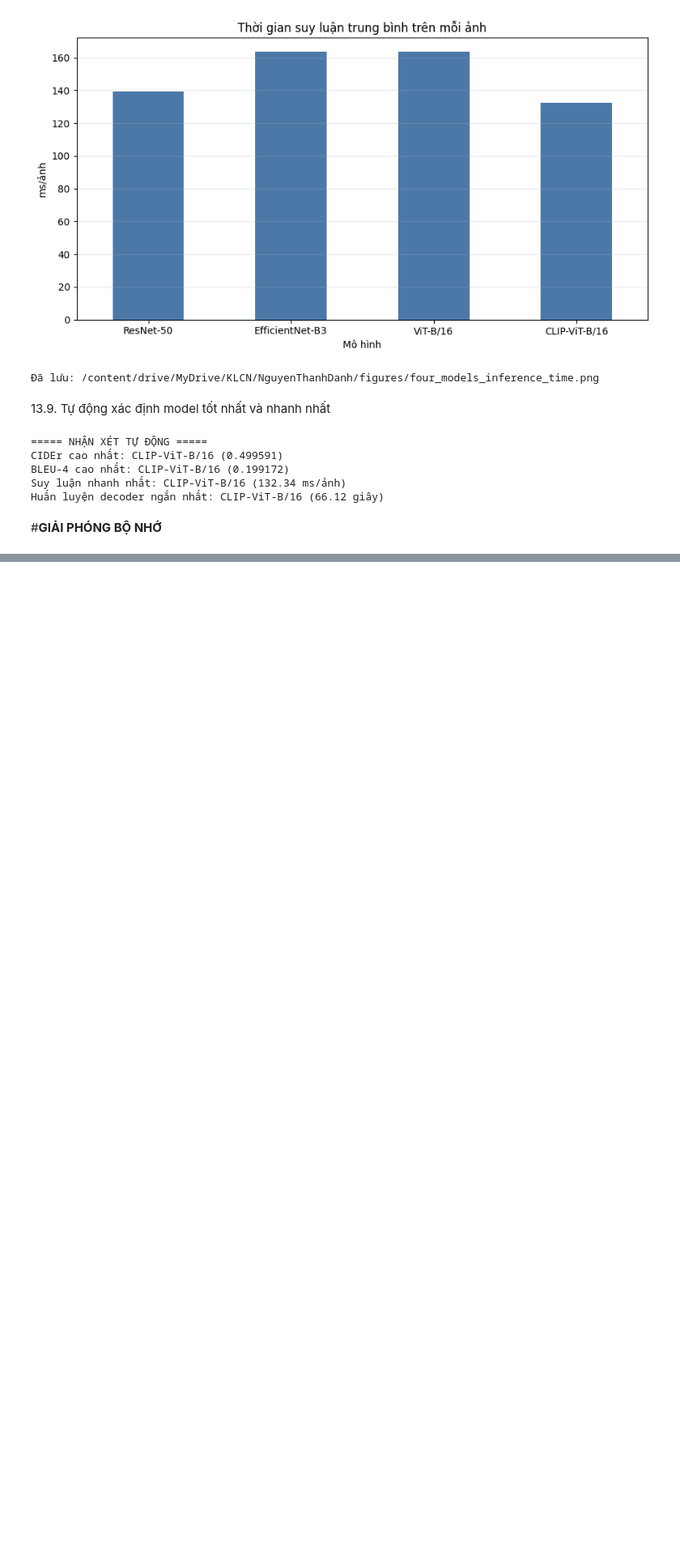
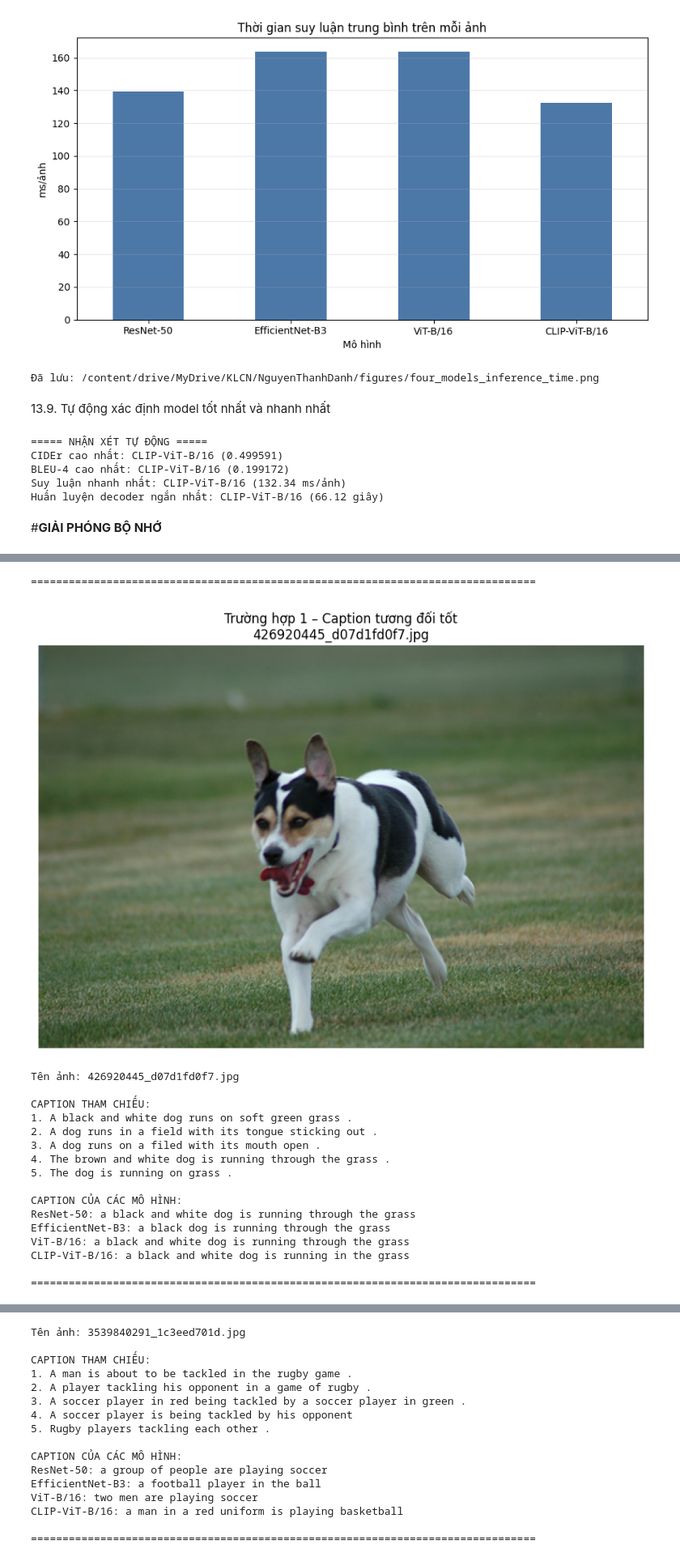
Before and after one commit to danhhuit/image-captioning-distillation, a Jupyter notebook: Tuan02.ipynb, the cells around one changed output, grey strips where cells are left out. Shown at 81% size. Cells and saved outputs as stored; diff of their text form; code cells hidden in the pictures; blank space fills up the shorter version.

```diff
--- a/Tuan02.ipynb
+++ b/Tuan02.ipynb
@@ -2583,7 +2666,7 @@ for model_name in REQUIRED_MODELS:
     result = evaluate_one_model(
         model_name=model_name,
         beam_size=3,
-        force_regenerate=True
+        force_regenerate=False
     )
 
     all_evaluation_results[model_name] = result
@@ -3296,0 +3464,59 @@ Chưa có: /content/drive/MyDrive/KLCN/NguyenThanhDanh/metrics/efficientnet_b3_b
+# %%
+from PIL import Image
+import matplotlib.pyplot as plt
+
+def show_qualitative_case(case_title, image_name):
+    image = Image.open(
+        image_path_by_name[image_name]
+    ).convert("RGB")
+
+    plt.figure(figsize=(9, 6))
+    plt.imshow(image)
+    plt.axis("off")
+    plt.title(f"{case_title}\n{image_name}")
+    plt.tight_layout()
+    plt.show()
+
+    print("Tên ảnh:", image_name)
+
+    print("\nCAPTION THAM CHIẾU:")
+
+    for index, reference in enumerate(
+        captions_by_image[image_name],
+        start=1
+    ):
+        print(f"{index}. {reference}")
+
+    print("\nCAPTION CỦA CÁC MÔ HÌNH:")
+
+    for model_name in REQUIRED_MODELS:
+        print(
+            f"{MODEL_DISPLAY_NAMES[model_name]}: "
+            f"{predictions_by_model[model_name][image_name]}"
+        )
+
+for case_title, image_name in selected_cases.items():
+    print("\n" + "=" * 80)
+    show_qualitative_case(
+        case_title,
+        image_name
+    )
+# %% [output]
+================================================================================
+[figure, added]
+Tên ảnh: 426920445_d07d1fd0f7.jpg
+
+CAPTION THAM CHIẾU:
+1. A black and white dog runs on soft green grass .
+2. A dog runs in a field with its tongue sticking out .
+3. A dog runs on a filed with its mouth open .
+4. The brown and white dog is running through the grass .
+5. The dog is running on grass .
+
+CAPTION CỦA CÁC MÔ HÌNH:
+ResNet-50: a black and white dog is running through the grass
+EfficientNet-B3: a black dog is running through the grass
+ViT-B/16: a black and white dog is running through the grass
+CLIP-ViT-B/16: a black and white dog is running in the grass
+
+================================================================================
@@ -3296,0 +3524,16 @@ Chưa có: /content/drive/MyDrive/KLCN/NguyenThanhDanh/metrics/efficientnet_b3_b
+Tên ảnh: 3539840291_1c3eed701d.jpg
+
+CAPTION THAM CHIẾU:
+1. A man is about to be tackled in the rugby game .
+2. A player tackling his opponent in a game of rugby .
+3. A soccer player in red being tackled by a soccer player in green .
+4. A soccer player is being tackled by his opponent
+5. Rugby players tackling each other .
+
+CAPTION CỦA CÁC MÔ HÌNH:
+ResNet-50: a group of people are playing soccer
+EfficientNet-B3: a football player in the ball
+ViT-B/16: two men are playing soccer
+CLIP-ViT-B/16: a man in a red uniform is playing basketball
+
+================================================================================
```
Also changed, not shown: parts of 11 cells of this notebook.
